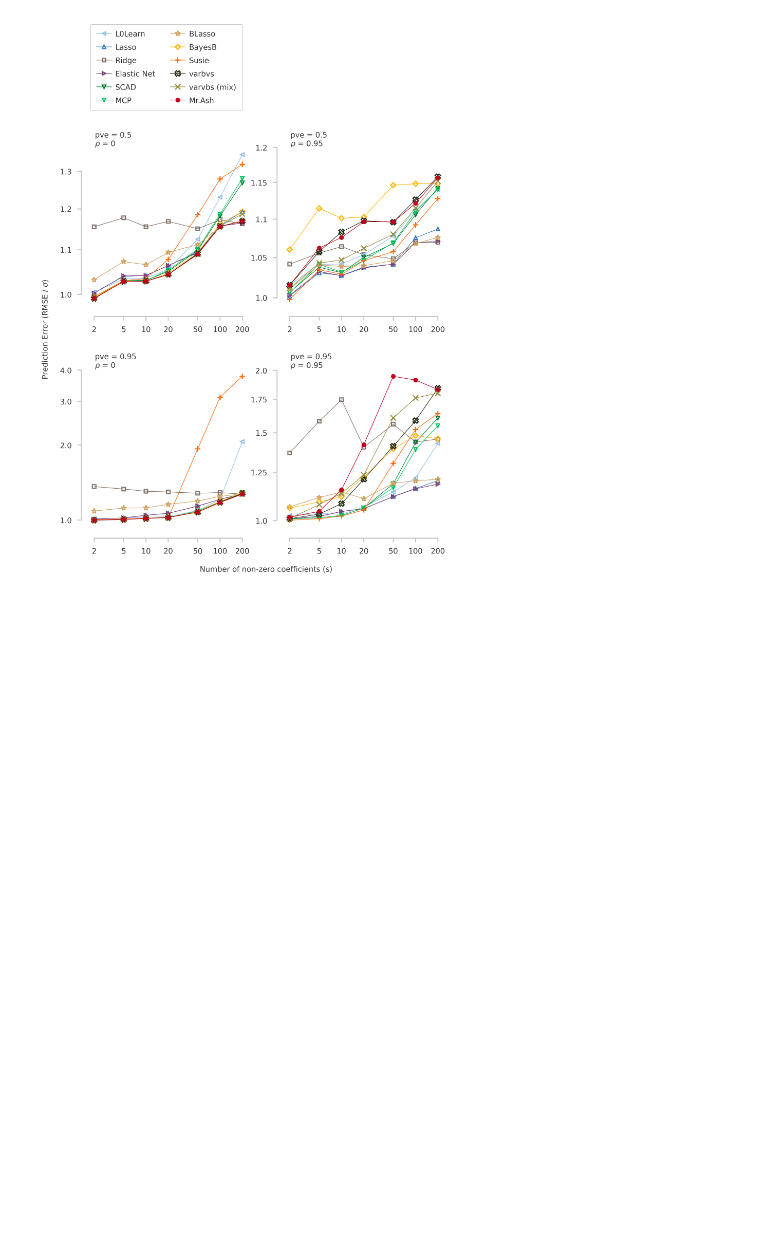
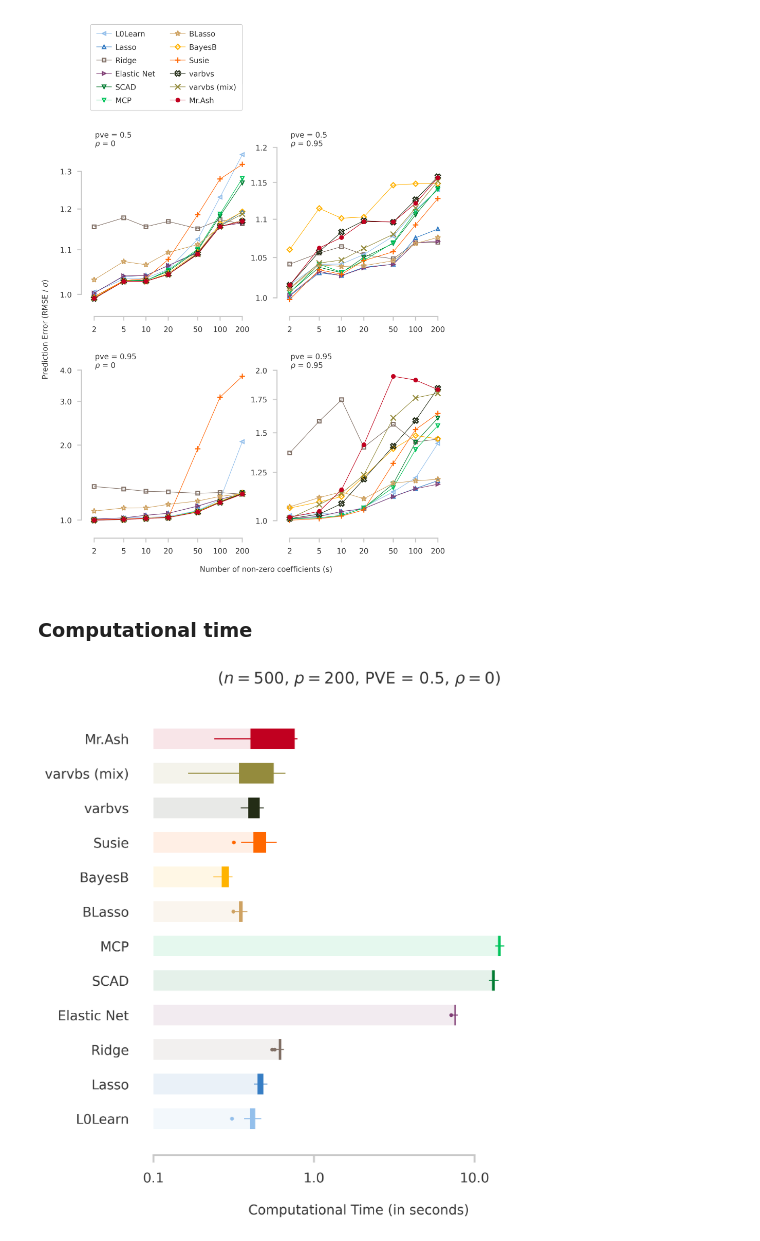
Before and after one commit to stephenslab/eb-linreg-dsc, a Jupyter notebook: analysis/prediction_error_with_varying_dim_sparsity_pve_corr.ipynb, the cells around one changed output. Cells and saved outputs as stored; diff of their text form; code cells hidden in the pictures; blank space fills up the shorter version.

Commit message:
Computational Time

```diff
--- a/analysis/prediction_error_with_varying_dim_sparsity_pve_corr.ipynb
+++ b/analysis/prediction_error_with_varying_dim_sparsity_pve_corr.ipynb
@@ -31,7 +31,7 @@ highdims = (100, 200)
 lowdims  = (500, 200)
 sfracs = [0.01, 0.025, 0.05, 0.1, 0.25, 0.5, 1.0]
 targets = ["simulate", "simulate.dims", "simulate.se", "simulate.rho",
-           "simulate.sfrac", "simulate.pve", "fit", "mse.err"]
+           "simulate.sfrac", "simulate.pve", "fit", "fit.DSC_TIME", "mse.err"]
 # %%
 dscout = dscrutils.dscquery(dsc_outdir, targets)
 dscout['score1'] = np.sqrt(dscout['mse.err'])/dscout['simulate.se']
@@ -186,2 +230,24 @@ create_figure(whichmethods, resdf2, lowdims)
 # %% [output]
 [figure]
+# %% [markdown]
+### Computational time
+# %%
+fig = plt.figure()
+ax1 = fig.add_subplot(111)
+
+# Choose settings
+dims    = lowdims
+pve     = 0.5
+rho     = 0
+sfrac   = 0.5
+data    = resdf2.copy() if dims == lowdims else resdf1.copy()
+
+# Plot
+single_plot_computational_time(ax1, data, "fit.DSC_TIME", whichmethods, pve, rho, dims, sfrac)
+ax1.set_xlabel("Computational Time (in seconds)")
+ax1.set_title(r"($n=$" + f"{dims[0]}, " + r"$p=$" + f"{dims[1]}, PVE = {pve}, " + r"$\rho = $" + f"{rho})",
+              pad = 40)
+
+plt.show()
+# %% [output]
+[figure, added]
```
Also changed, not shown: parts of 5 cells of this notebook, 3 other files.
